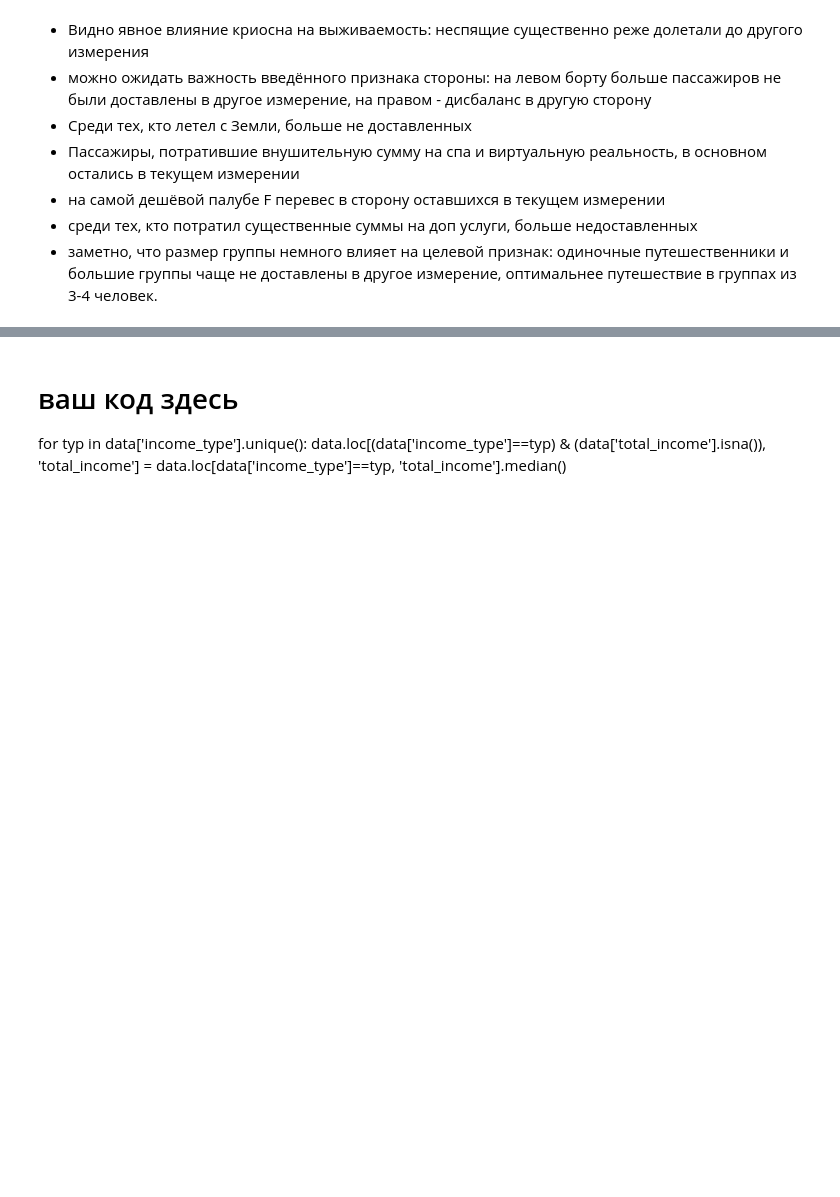
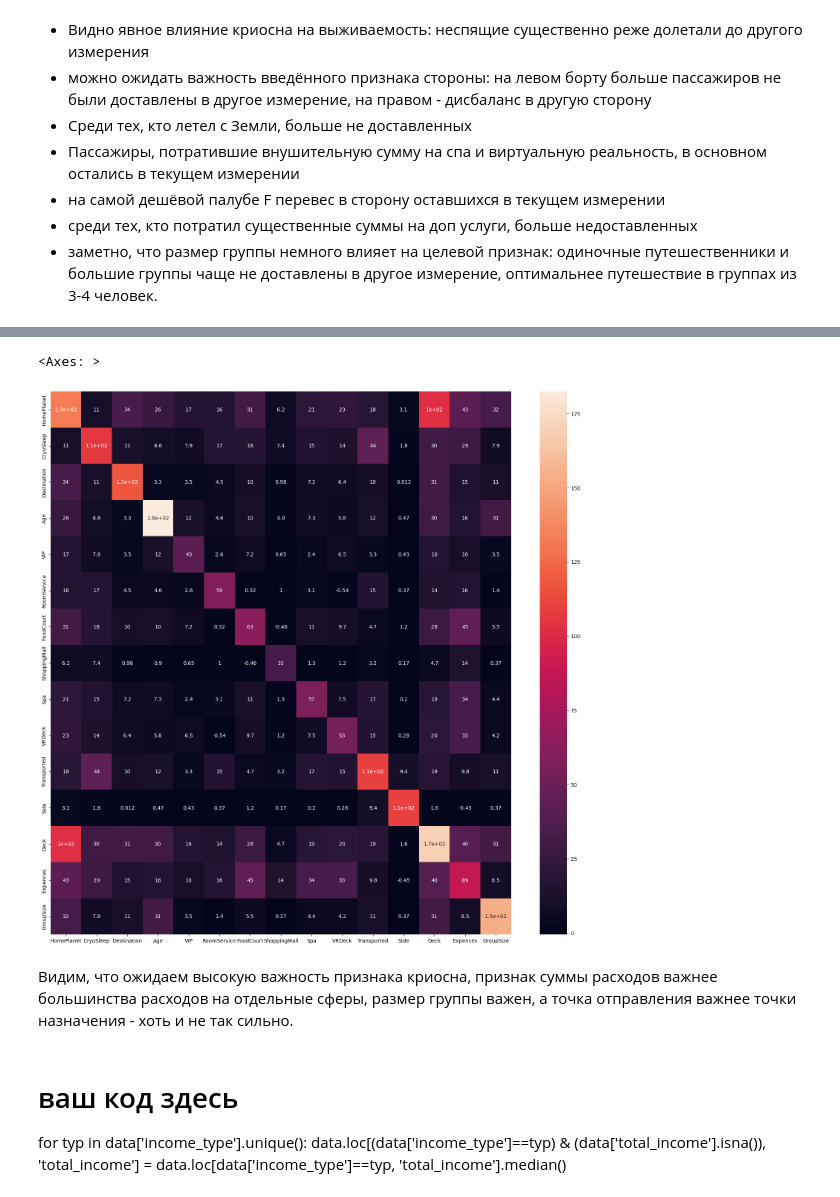
Before and after one commit to xEsseax/kaggle, a Jupyter notebook: titanic_spaceship.ipynb, the cells around one changed output, grey strips where cells are left out. Cells and saved outputs as stored; diff of their text form; code cells hidden in the pictures; blank space fills up the shorter version.

```diff
--- a/titanic_spaceship.ipynb
+++ b/titanic_spaceship.ipynb
@@ -513,3 +555,12 @@ for i in range(len(columns_without_target)):
+# %%
+#посмотрим на матрицу значимости
+plt.figure(figsize=(20, 19))
+sns.heatmap(train.significance_matrix(interval_cols=list(services_columns) + ['Age', 'Expences', 'GroupSize']), annot=True)
+# %% [output]
+<Axes: >
+[figure, added]
+# %% [markdown]
+Видим, что ожидаем высокую важность признака криосна, признак суммы расходов важнее большинства расходов на отдельные сферы, размер группы важен, а точка отправления важнее точки назначения - хоть и не так сильно.
 # %% [markdown]
 # ваш код здесь
 for typ in data['income_type'].unique():
```
Also changed, not shown: parts of 16 cells of this notebook.
